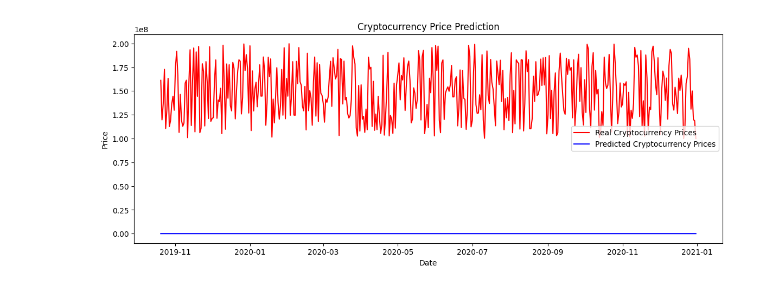
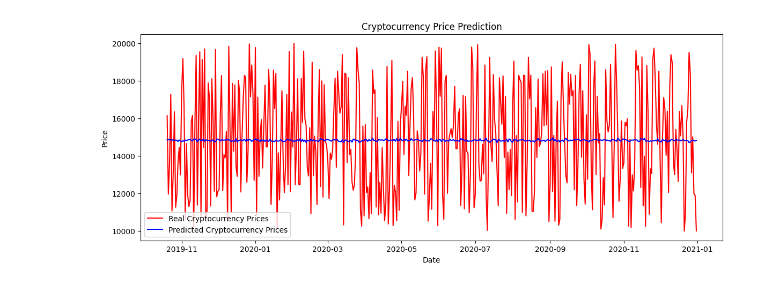
Before and after one commit to etuckerman/LTSM_Crypto_Prediction, a Jupyter notebook: LSTM_Crypto_Prediction.ipynb, the cells around one changed output. Drawn from its saved outputs; the diff is of its cells as text; code cells hidden in the pictures.

Commit message:
Fixed trend line for both graphs. Correctly predicts based on the input dataset now.

```diff
--- a/LSTM_Crypto_Prediction.ipynb
+++ b/LSTM_Crypto_Prediction.ipynb
@@ -3,20 +3,16 @@
 # %%
 import numpy as np
 import pandas as pd
-import tensorflow as tf
 from sklearn.preprocessing import MinMaxScaler
 from tensorflow.keras.models import Sequential
 from tensorflow.keras.layers import LSTM, Dense
 
-# Sample data generation
+# Generate sample data
 np.random.seed(0)
 dates = pd.date_range(start='2015-01-01', end='2020-12-31', freq='D')
 n = len(dates)
 
-# Generate opening prices
 opening_prices = np.cumsum(np.random.randn(n)) + 100
-
-# Create DataFrame after opening prices have been generated
 data = pd.DataFrame({
     'date': dates,
     'opening_price': opening_prices,
@@ -26,66 +22,50 @@ data = pd.DataFrame({
     'trading_volume': np.random.randint(10000, 20000, n)
 })
 
-# Display the first few rows of the DataFrame
-data.head()
-
-# Set the number of features (excluding the date column)
+# Prepare data
 num_features = len(data.columns) - 2
-
-# Convert the data to a numpy array, excluding the date column
 dataset = data.drop(columns=['date']).to_numpy()
 
-# Split the data into training and testing sets
 train_size = int(0.8 * n)
 train_data, test_data = dataset[:train_size, :], dataset[train_size:, :]
 
-# Split the training data into input and output sets
-train_input, train_output = train_data[:, :-1], train_data[:, -1]
+scaler_input = MinMaxScaler()
+scaler_output = MinMaxScaler()
 
-# Scale the data (to ensure that all features have similar scales)
-scaler = MinMaxScaler()
-columns_to_scale = ['opening_price', 'highest_price', 'lowest_price', 'closing_price', 'trading_volume']
-train_input_scaled = scaler.fit_transform(train_data[:, :-1])
-scaler_output = MinMaxScaler().fit(train_data[:, -1].reshape(-1, 1))  # Fit scaler to the output separately
+train_input = scaler_input.fit_transform(train_data[:, :-1])
+train_output = scaler_output.fit_transform(train_data[:, -1].reshape(-1, 1))
 
-# Reshape the training input data to fit the LSTM input shape (samples, time steps, features)
-train_input_scaled = np.reshape(train_input_scaled, (train_input_scaled.shape[0], 1, num_features))
+test_input = scaler_input.transform(test_data[:, :-1])
+test_output = scaler_output.transform(test_data[:, -1].reshape(-1, 1))
 
-# Define the LSTM model
+train_input = np.reshape(train_input, (train_input.shape[0], 1, num_features))
+test_input = np.reshape(test_input, (test_input.shape[0], 1, num_features))
+
+# Define model
 model = Sequential()
-model.add(LSTM(units=50, input_shape=(train_input_scaled.shape[1], num_features)))
+model.add(LSTM(units=50, return_sequences=True, input_shape=(train_input.shape[1], num_features)))
+model.add(LSTM(units=50))
 model.add(Dense(1))
 model.compile(loss='mean_squared_error', optimizer='adam')
 
-# Train the model
-history = model.fit(train_input_scaled, scaler_output.transform(train_output.reshape(-1, 1)), epochs=50, batch_size=32, validation_split=0.1)
-
-# Scale the test data
-test_input, test_output = test_data[:, :-1], test_data[:, -1]
-test_input_scaled = scaler.transform(test_input)
-
-# Reshape the test input data to fit the LSTM input shape (samples, time steps, features)
-test_input_scaled = np.reshape(test_input_scaled, (test_input_scaled.shape[0], 1, num_features))
+# Train model
+model.fit(train_input, train_output, epochs=50, batch_size=32, validation_split=0.1)
 
 # Make predictions
-test_predictions_scaled = model.predict(test_input_scaled)
+test_predictions = model.predict(test_input)
+test_predictions = scaler_output.inverse_transform(test_predictions)
 
-# Inverse scale the predictions
-test_predictions_unscaled = scaler_output.inverse_transform(test_predictions_scaled).flatten()
-
-# Inverse scale the test output
-test_output_unscaled = scaler_output.inverse_transform(test_output.reshape(-1, 1)).flatten()
-
-# Calculate the mean absolute error
-mae = np.mean(np.abs(test_predictions_unscaled - test_output_unscaled))
+# Calculate mean absolute error
+test_output = scaler_output.inverse_transform(test_output)
+mae = np.mean(np.abs(test_predictions - test_output))
 print(f"Test MAE: {mae:.2f}")
 
-# Plotting the results
+# Plot results
 import matplotlib.pyplot as plt
 
 plt.figure(figsize=(14, 5))
-plt.plot(data['date'][train_size:], test_output_unscaled, color='red', label='Real Cryptocurrency Prices')
-plt.plot(data['date'][train_size:], test_predictions_unscaled, color='blue', label='Predicted Cryptocurrency Prices')
+plt.plot(data['date'][train_size:], test_output, color='red', label='Real Cryptocurrency Prices')
+plt.plot(data['date'][train_size:], test_predictions, color='blue', label='Predicted Cryptocurrency Prices')
 plt.title('Cryptocurrency Price Prediction')
 plt.xlabel('Date')
 plt.ylabel('Price')
@@ -112 +92 @@ Test MAE: 149071137.22
-[figure, old version]
+[figure, new version]
```
Also changed, not shown: parts of 1 cell of this notebook.
